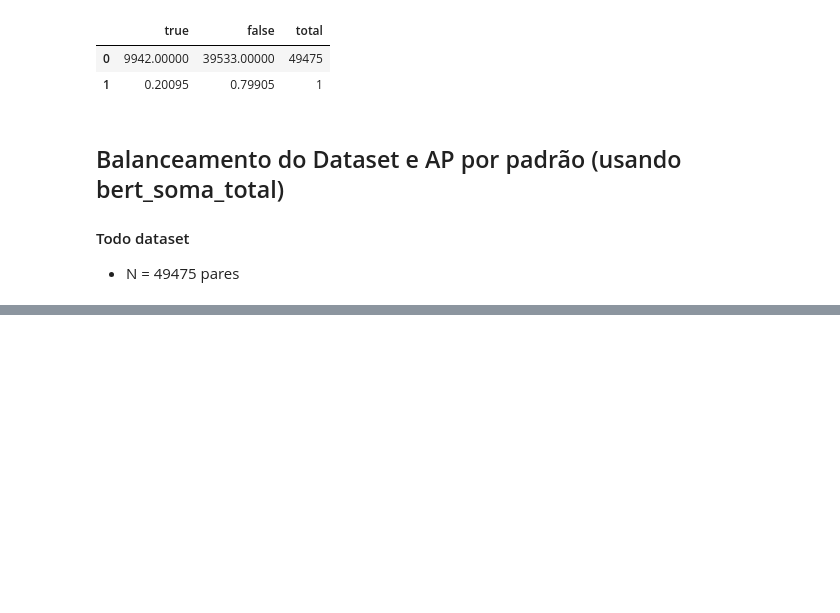
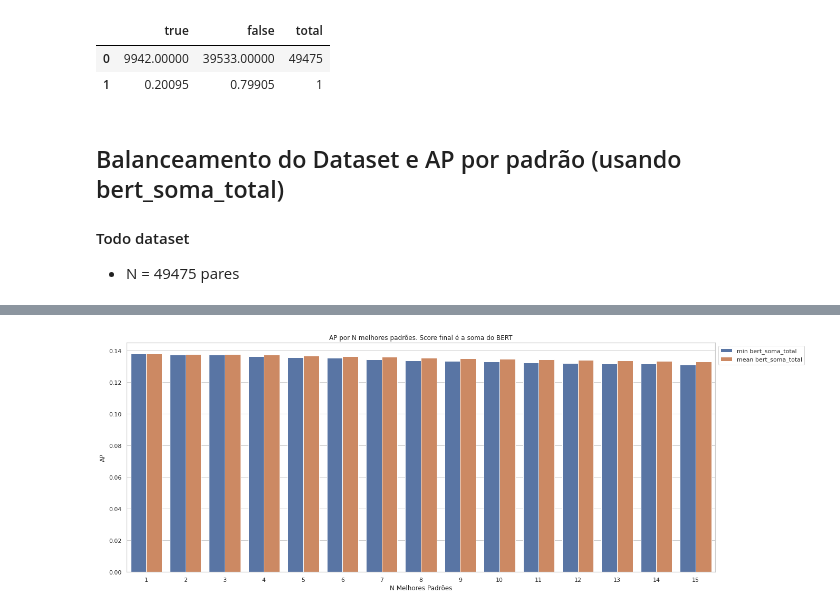
Before and after one commit to eraldoluis/hyper_bert, a Jupyter notebook: nb/english/best_pattern_HypeNet_train.ipynb, the cells around one changed output, grey strips where cells are left out. Cells and saved outputs as stored; diff of their text form; code cells hidden in the pictures; blank space fills up the shorter version.

```diff
--- a/nb/english/best_pattern_HypeNet_train.ipynb
+++ b/nb/english/best_pattern_HypeNet_train.ipynb
@@ -145,10 +154,12 @@ print(best_pattern_bert_soma_total)
 # %%
 # AP por n-rank
 df_plot = nb_utils.compute_AP_n_best_pattern(df_with_oov, key_sort="bert_soma_total", n_best_pattern=best_pattern_bert_soma_total)
 plt.figure(figsize=(20, 8))
 ax = sns.barplot(data=df_plot, x='n_best_pattern', y='AP', hue='method')
 ax.set(xlabel="N Melhores Padrões")
-ax.set_title(f"AP por N melhores padrões. Score final é a soma do BERT - log(Z)")
+ax.set_title(f"AP por N melhores padrões. Score final é a soma do BERT")
 ax.legend(bbox_to_anchor=(1, 1))
 plt.show()
+# %% [output]
+[figure, added]
 # %%
```
Also changed, not shown: parts of 5 cells of this notebook.
